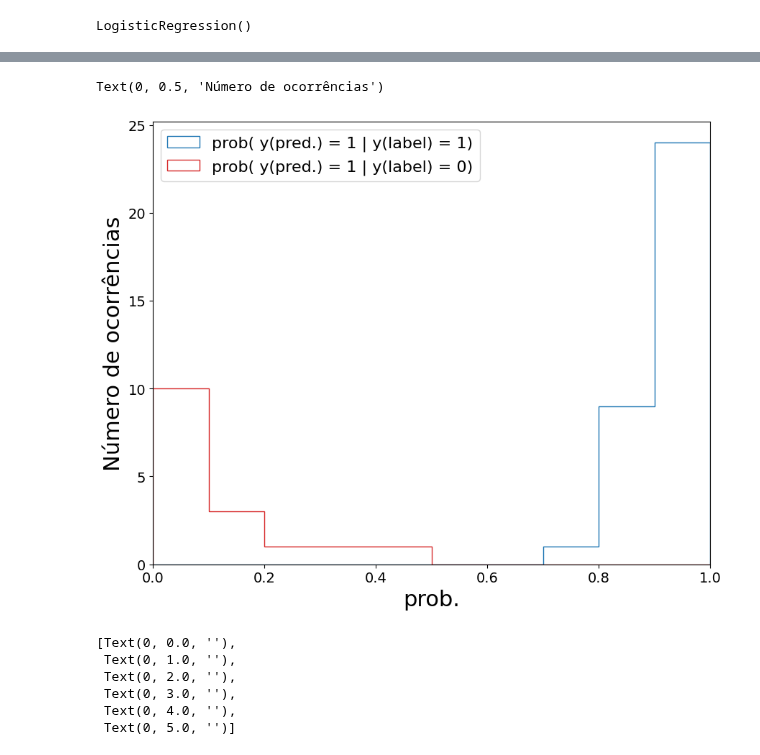
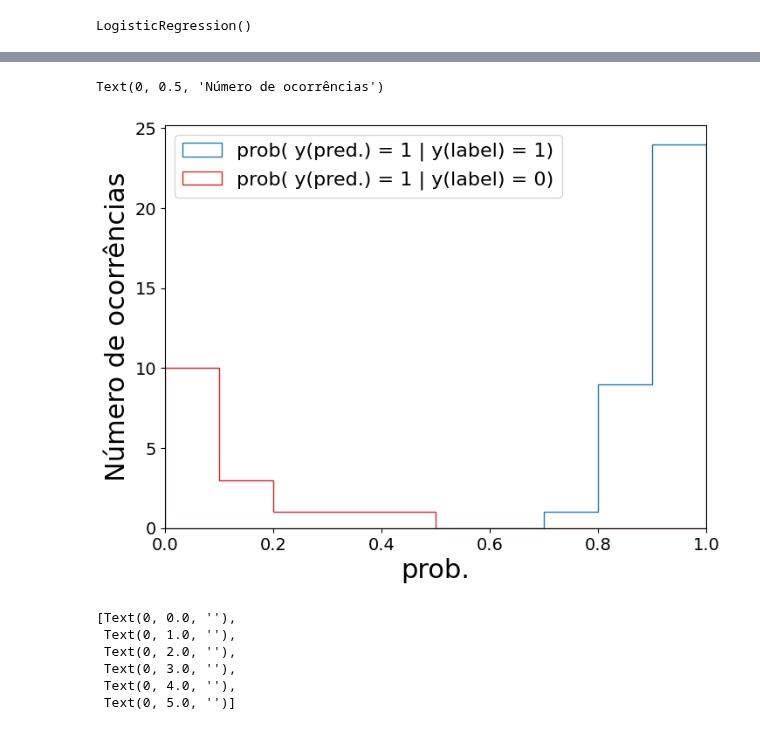
Before and after one commit to clemencia/ML4Physics, a Jupyter notebook: 02-Classificação_Regressão_Logística.ipynb, the cells around one changed output, grey strips where cells are left out. Drawn from its saved outputs; the diff is of its cells as text; code cells hidden in the pictures.

```diff
--- a/02-Classificação_Regressão_Logística.ipynb
+++ b/02-Classificação_Regressão_Logística.ipynb
@@ -151,19 +151,19 @@ df_train
 # %%
 msk_sig = ( df_train[ "y_label" ] == +1 )
 msk_bkg = ( df_train[ "y_label" ] ==  0 )
 
-fig = plt.figure( figsize=(10,8) )
+fig = plt.figure( figsize=(8,6) )
 plt.hist( y_predict_proba_train[ msk_sig ][ :, 1 ], histtype='step', color="tab:blue" , label="prob( y(pred.) = 1 | y(label) = 1)", bins=10, range=(0.,1.) )
 plt.hist( y_predict_proba_train[ msk_bkg ][ :, 1 ], histtype='step', color="tab:red" , label="prob( y(pred.) = 1 | y(label) = 0)", bins=10, range=(0.,1.) )
 # plt.hist( y_predict_proba_train[ msk_sig ][ :, 0 ], histtype='step', color="tab:blue" , label="prob( y(pred.) = 0 | y(label) = 1)", bins=10, range=(0.,1.) )
 # plt.hist( y_predict_proba_train[ msk_bkg ][ :, 0 ], histtype='step', color="tab:red" , label="prob( y(pred.) = 0 | y(label) = 0)", bins=10, range=(0.,1.) )
 plt.legend( loc='upper left' )
 plt.xlim( 0., 1. )
 plt.xlabel( "prob." )
 plt.ylabel( "Número de ocorrências" )
 # %% [output]
 Text(0, 0.5, 'Número de ocorrências')
-[figure, old version]
+[figure, new version]
 # %%
 fig = plt.figure( figsize=(10,8) )
 
```
Also changed, not shown: parts of 15 cells of this notebook.
